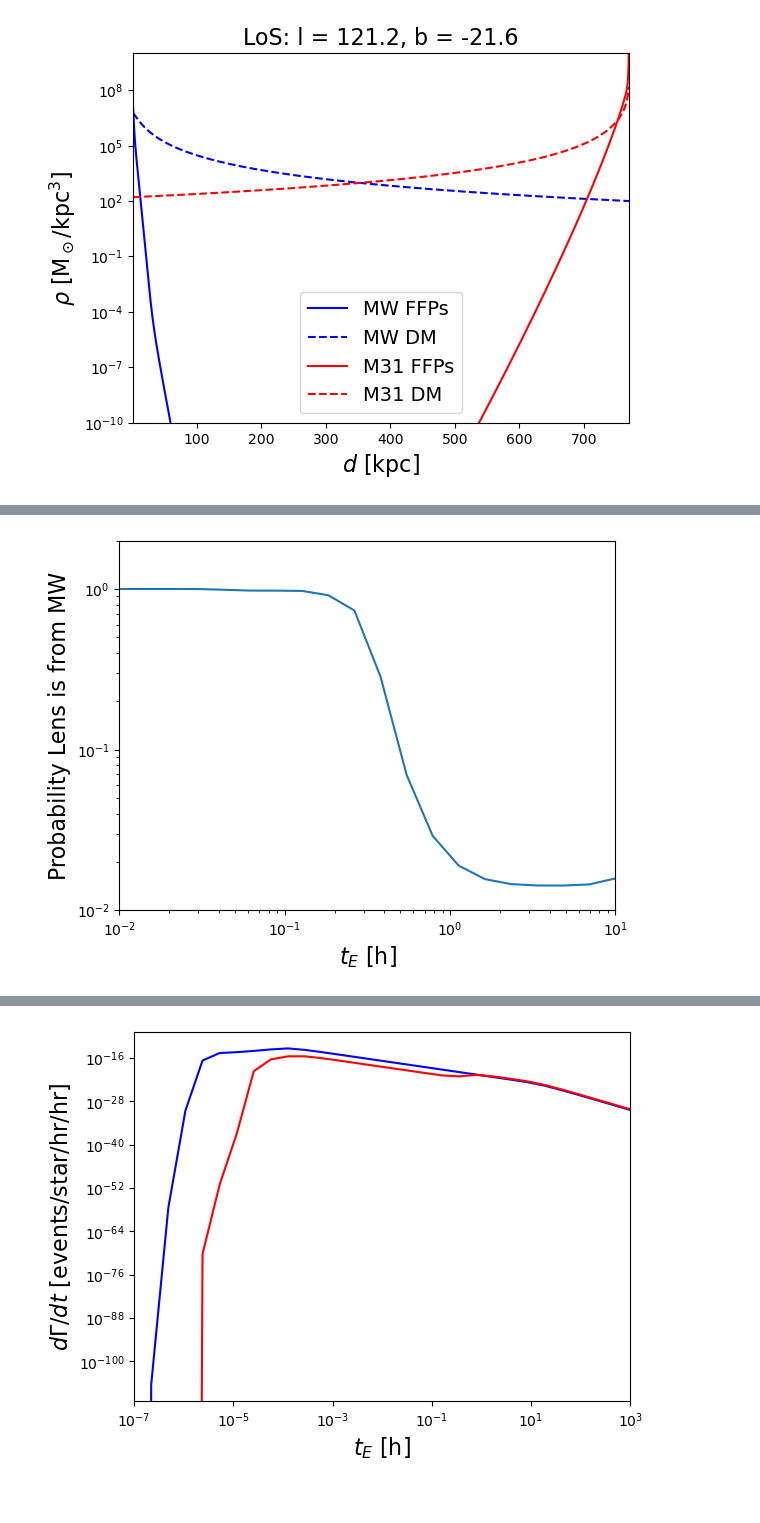
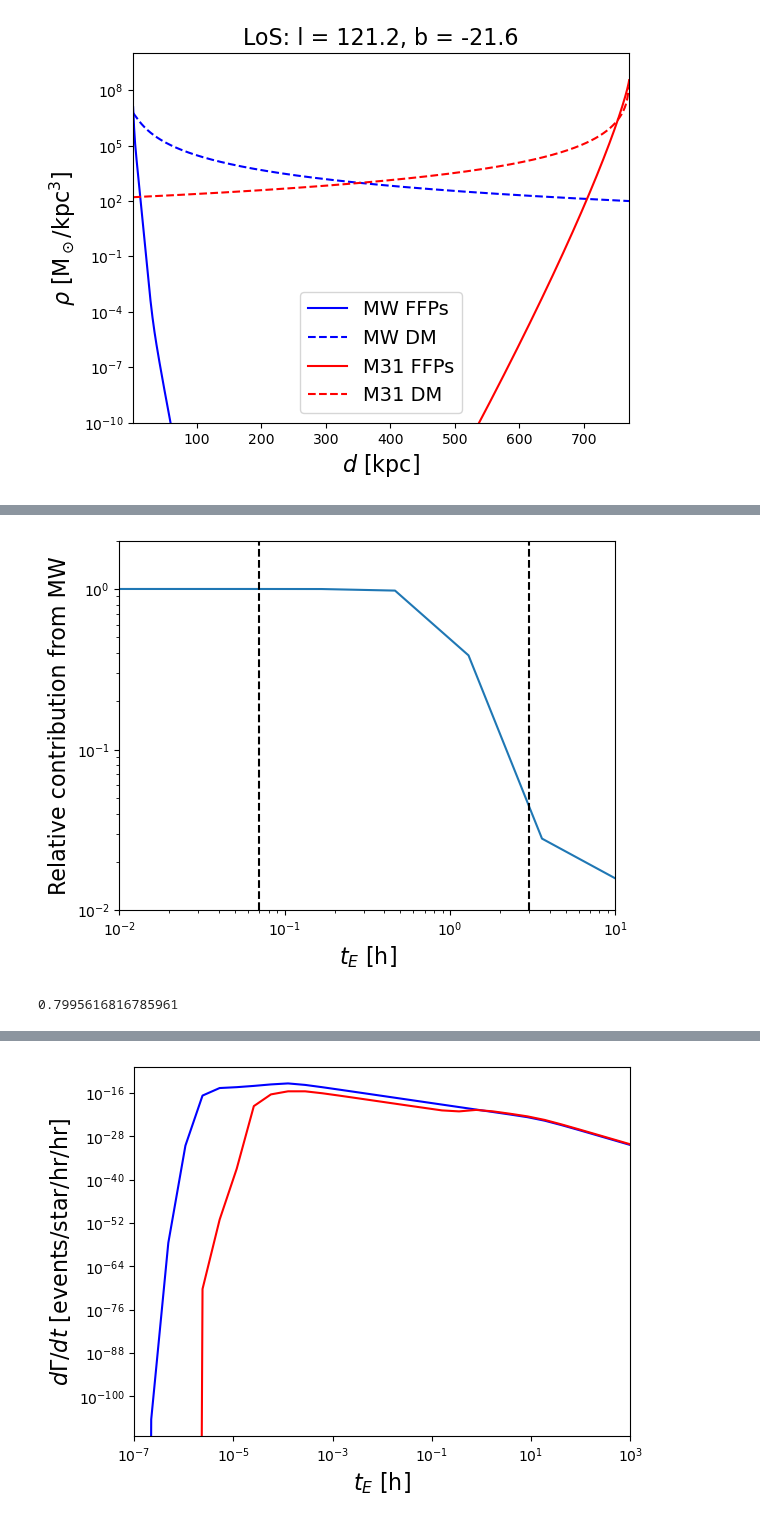
Before and after one commit to NolanSmyth/LensCalcPy, a Jupyter notebook: nbs/01_ffp.ipynb, the cells around one changed output, grey strips where cells are left out. Saved outputs shown, nothing was run; the diff lists cells and outputs as text; code cells hidden in the pictures.

```diff
--- a/nbs/01_ffp.ipynb
+++ b/nbs/01_ffp.ipynb
@@ -240,0 +289,24 @@ plt.show()
+# %%
+def dN_dlogM(Z, M, M_norm, p):
+    return Z * (M/M_norm)**-p
+
+def dN_dM(A, M, M_norm, p):
+    return A * (M/M_norm)**-p / M
+
+def dN_dM_old(A, M, M_norm, p):
+    return A * (M/M_norm)**-p
+
+p = 1
+M_norm = 1 #solar mass
+
+def dN_dlogM_wrapper(M):
+    return dN_dlogM(1, M, M_norm, p)
+def dN_dM_wrapper(M):
+    return dN_dM(1, M, M_norm, p)
+def dN_dM_old_wrapper(M):
+    return dN_dM_old(1, M, M_norm, p+1)
+
+Z_norm = 1/abs(nquad(dN_dlogM_wrapper,[[-15, -5]], opts={'points': [1e-15, 1e-12]})[0])
+Z_norm_2 = 1/abs(nquad(dN_dM_wrapper,[[1e-15, 1e-5]], opts={'points': [1e-15, 1e-12]})[0])
+Z_norm_3 = 1/abs(nquad(dN_dM_old_wrapper,[[1e-15, 1e-5]], opts={'points': [1e-15, 1e-12]})[0])
+print(Z_norm, Z_norm_2)
@@ -348,9 +503,9 @@ class Ffp(Lens):
     def compute_differential_rate(self, ts, finite=False):
         return [self.differential_rate_total(t, finite=finite) for t in ts]
 # %%
-p = 2
+p = 0.9
 f = Ffp(p)
-ts = np.logspace(-2, 1, num=20)
+ts = np.logspace(-3, 1, num=10)
 
 f
 # %% [output]
@@ -357,0 +521,8 @@ FFP with power law ~ m^-2
+# %%
+diff_rates_finite_mw = []
+for t in tqdm(ts, desc='Computing differential rates for MW (finite=True)'):
+    diff_rates_finite_mw.append(f.differential_rate_mw(t, finite=True))
+
+diff_rates_finite_m31 = []
+for t in tqdm(ts, desc='Computing differential rates for M31 (finite=True)'):
+    diff_rates_finite_m31.append(f.differential_rate_m31(t, finite=True))
@@ -366,9 +565,21 @@ for t in tqdm(ts, desc='Computing differential rates (finite=True)'):
 # %%
 plt.loglog(np.array(ts), np.array(diff_rates_finite_mw)/(np.array(diff_rates_finite_mw) + np.array(diff_rates_finite_m31)))
 plt.xlabel(r"$t_E$ [h]", fontsize=16)
 plt.ylabel("Relative contribution from MW", fontsize=16)
 plt.xlim(min(ts), max(ts))
 plt.ylim(1e-2,2)
+plt.xlim(1e-2,1e1)
+
+plt.axvline(0.07, color='k', ls='--')
+plt.axvline(3, color='k', ls='--')
+
 plt.show()
 # %% [output]
-[figure, old version]
+[figure, new version]
+# %%
+interp_mw = interp1d(ts,diff_rates_finite_mw)
+interp_m31 = interp1d(ts,diff_rates_finite_m31)
+
+print(quad(lambda t: interp_mw(t), 0.07, 3)[0]/(quad(lambda t: interp_m31(t), 0.07, 3)[0] + quad(lambda t: interp_mw(t), 0.07, 3)[0]))
+# %% [output]
+0.7995616816785961
```
Also changed, not shown: parts of 21 cells of this notebook, 6 other files.
